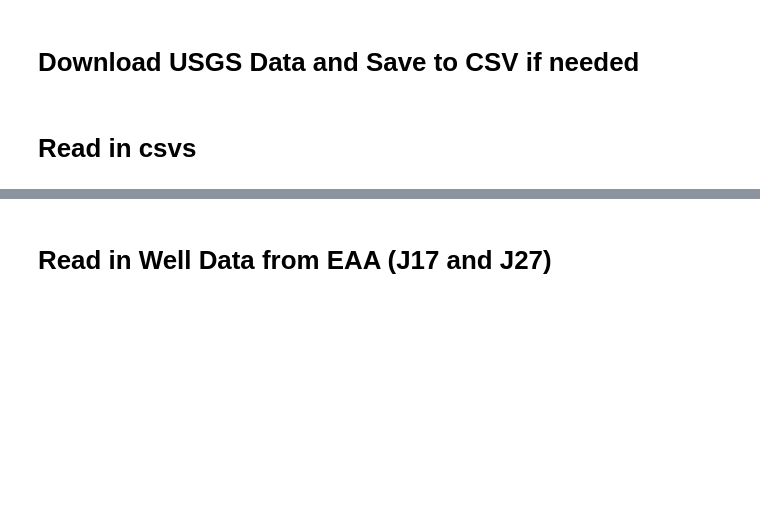
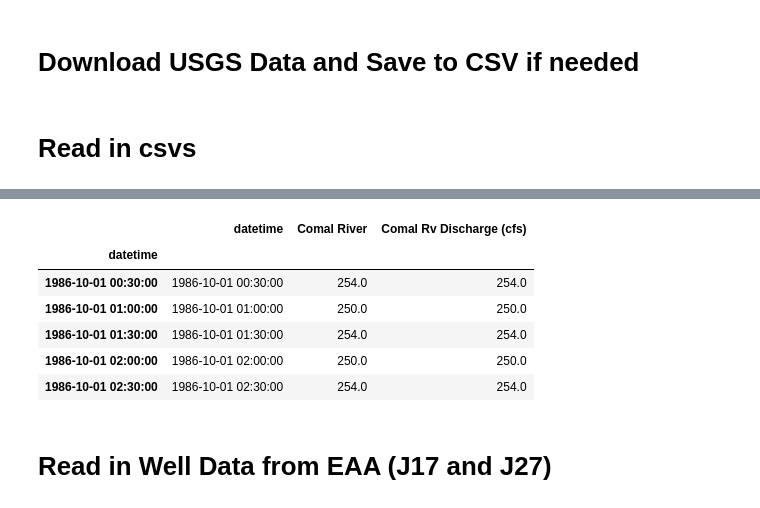
Before and after one commit to ecpease/Edwards_springflow, a Jupyter notebook: notebooks/correlation_matrix.ipynb, the cells around one changed output, grey strips where cells are left out. Drawn from its saved outputs; the diff is of its cells as text; code cells hidden in the pictures; blank space fills up the shorter version.

```diff
--- a/notebooks/correlation_matrix.ipynb
+++ b/notebooks/correlation_matrix.ipynb
@@ -49,3 +48,13 @@ comalSpgs.set_index(pd.to_datetime(comalSpgs['datetime']), inplace=True)
+# %%
+comalRv.head()
+# %% [output]
+|  | datetime | Comal River | Comal Rv Discharge (cfs) |
+| datetime |  |  |  |
+| 1986-10-01 00:30:00 | 1986-10-01 00:30:00 | 254.0 | 254.0 |
+| 1986-10-01 01:00:00 | 1986-10-01 01:00:00 | 250.0 | 250.0 |
+| 1986-10-01 01:30:00 | 1986-10-01 01:30:00 | 254.0 | 254.0 |
+| 1986-10-01 02:00:00 | 1986-10-01 02:00:00 | 250.0 | 250.0 |
+| 1986-10-01 02:30:00 | 1986-10-01 02:30:00 | 254.0 | 254.0 |
 # %% [markdown]
 # Read in Well Data from EAA (J17 and J27)
 # %%
```
Also changed, not shown: parts of 15 cells of this notebook, 28 other files.
